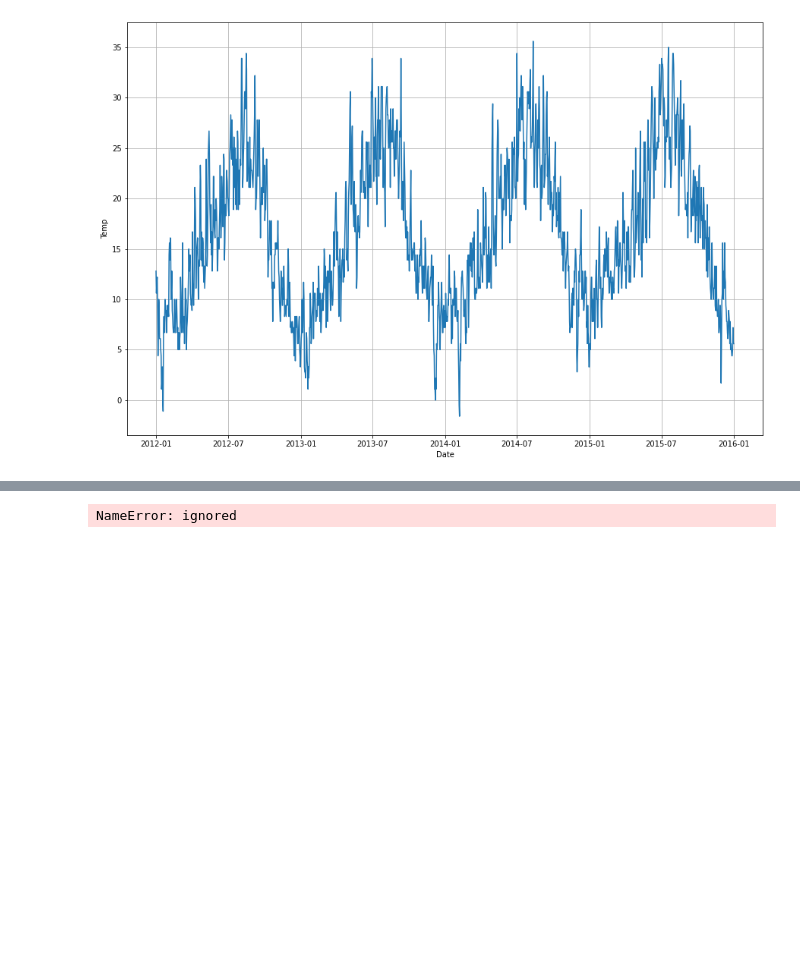
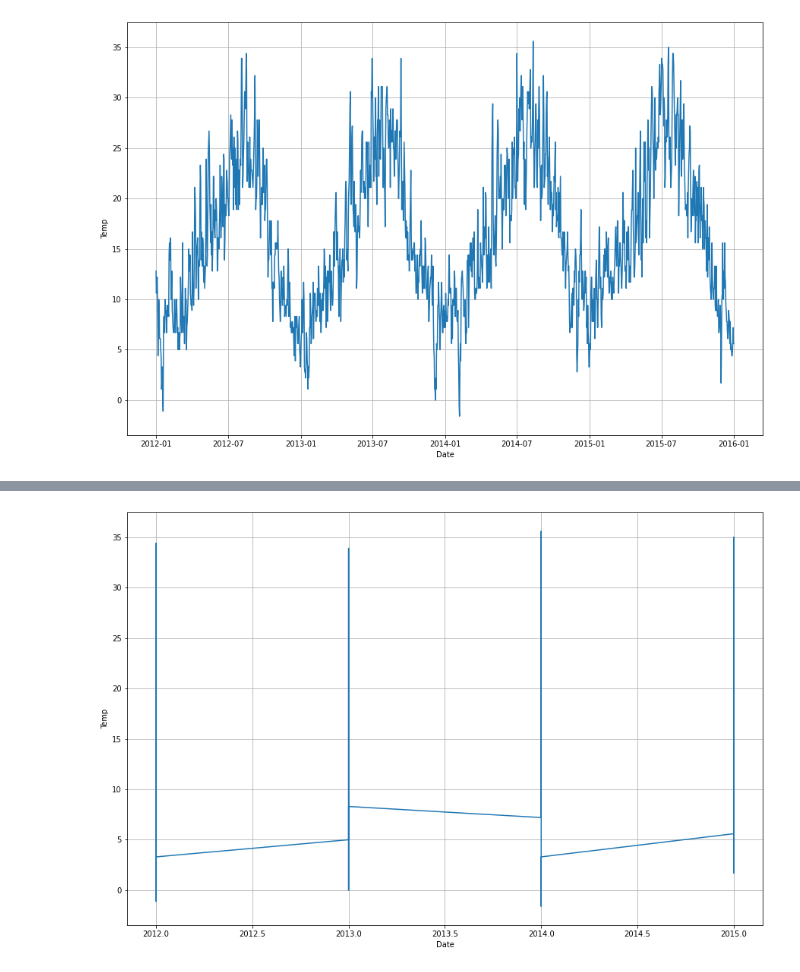
Before and after one commit to danm00nster/zaliczenie_IDW, a Jupyter notebook: Zaliczenie_IWD_Daniel_Kwiecinski.ipynb, the cells around one changed output, grey strips where cells are left out. Drawn from its saved outputs; the diff is of its cells as text; code cells hidden in the pictures; blank space fills up the shorter version.

```diff
--- a/Zaliczenie_IWD_Daniel_Kwiecinski.ipynb
+++ b/Zaliczenie_IWD_Daniel_Kwiecinski.ipynb
@@ -365,11 +385,15 @@ plt.show()
 # %%
+
+
+
 import datetime as dt
+fig, ax=plt.subplots(figsize=(15,10))
 weather['year']=pd.to_datetime(weather.index)
 weather['year']=weather['year'].dt.year
-ax.plot(weather.index, weather['temp_max'].groupby(year))
+ax.plot(weather['year'], weather['temp_max'])
 ax.set_xlabel('Date')
 ax.set_ylabel('Temp')
 ax.grid()
 plt.show()
 # %% [output]
-NameError: ignored
+[figure, added]
```
Also changed, not shown: parts of 1 cell of this notebook.
